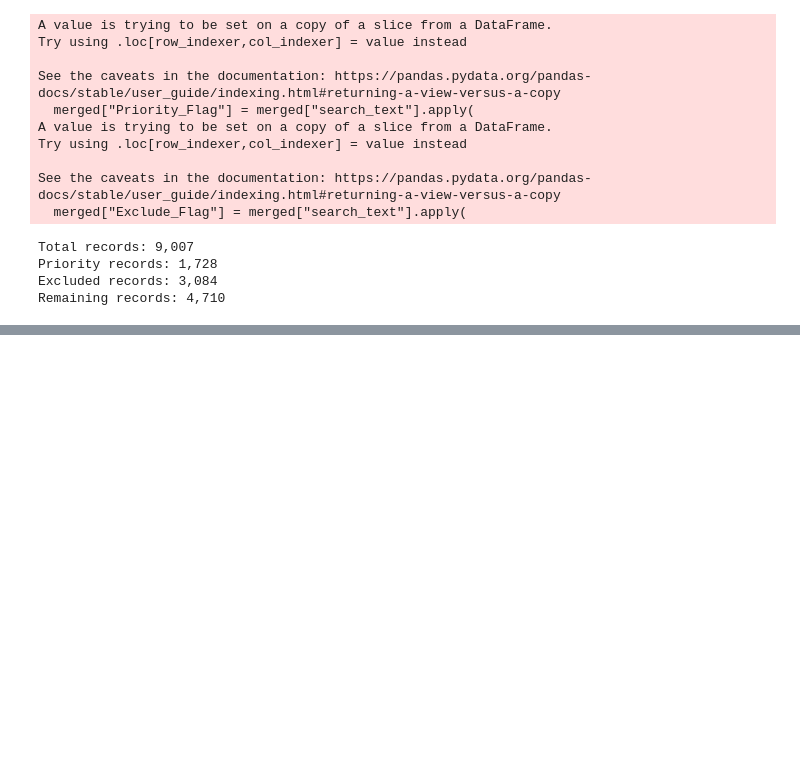
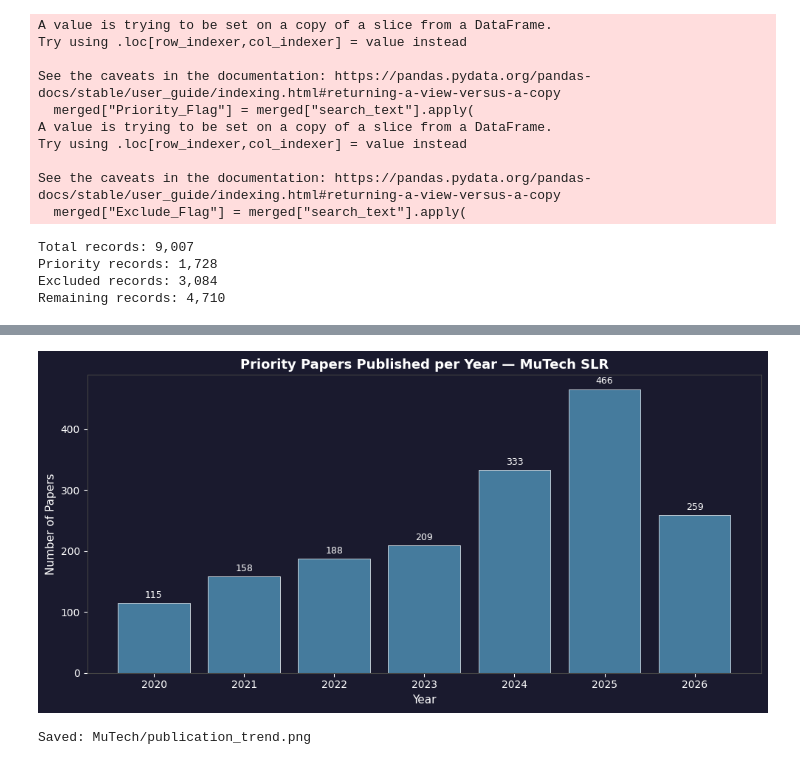
Before and after one commit to DaLouuu/MuTech, a Jupyter notebook: MuTech SLR Script.ipynb, the cells around one changed output, grey strips where cells are left out. Saved outputs shown, nothing was run; the diff lists cells and outputs as text; code cells hidden in the pictures; blank space fills up the shorter version.

```diff
--- a/MuTech SLR Script.ipynb
+++ b/MuTech SLR Script.ipynb
@@ -700,0 +697,19 @@ print(f"New candidates: {len(new_candidates)}")
+# %%
+import pandas as pd
+import networkx as nx
+import matplotlib.pyplot as plt
+import matplotlib.cm as cm
+from itertools import combinations
+from collections import Counter
+
+# ====================================================
+# LOAD PRIORITY RECORDS
+# ====================================================
+
+df = pd.read_csv(
+    r".\priority_records.csv",
+    encoding="utf-8-sig"
+)
+
+print(f"Loaded {len(df):,} priority records")
+print(f"Columns: {df.columns.tolist()}")
@@ -700,0 +901,34 @@ print(f"New candidates: {len(new_candidates)}")
+# %%
+# ====================================================
+# PUBLICATION TREND BY YEAR
+# ====================================================
+
+year_counts = (
+    df["Year"]
+    .astype(str).str[:4]
+    .value_counts()
+    .sort_index()
+)
+
+fig, ax = plt.subplots(figsize=(10, 5))
+bars = ax.bar(year_counts.index, year_counts.values,
+              color="#457b9d", edgecolor="white", linewidth=0.5)
+ax.bar_label(bars, padding=3, fontsize=9, color="white")
+ax.set_xlabel("Year", fontsize=11, color="white")
+ax.set_ylabel("Number of Papers", fontsize=11, color="white")
+ax.set_title("Priority Papers Published per Year — MuTech SLR",
+             fontsize=13, fontweight="bold", color="white")
+ax.tick_params(colors="white")
+ax.spines[:].set_color("#444")
+fig.patch.set_facecolor("#1a1a2e")
+ax.set_facecolor("#1a1a2e")
+plt.tight_layout()
+plt.savefig(
+    r".\MuTech\publication_trend.png",
+    dpi=150, bbox_inches="tight", facecolor=fig.get_facecolor()
+)
+plt.show()
+print("Saved: MuTech/publication_trend.png")
+# %% [output]
+[figure, added]
+Saved: MuTech/publication_trend.png
```
Also changed, not shown: parts of 11 cells of this notebook, 1 other file.
